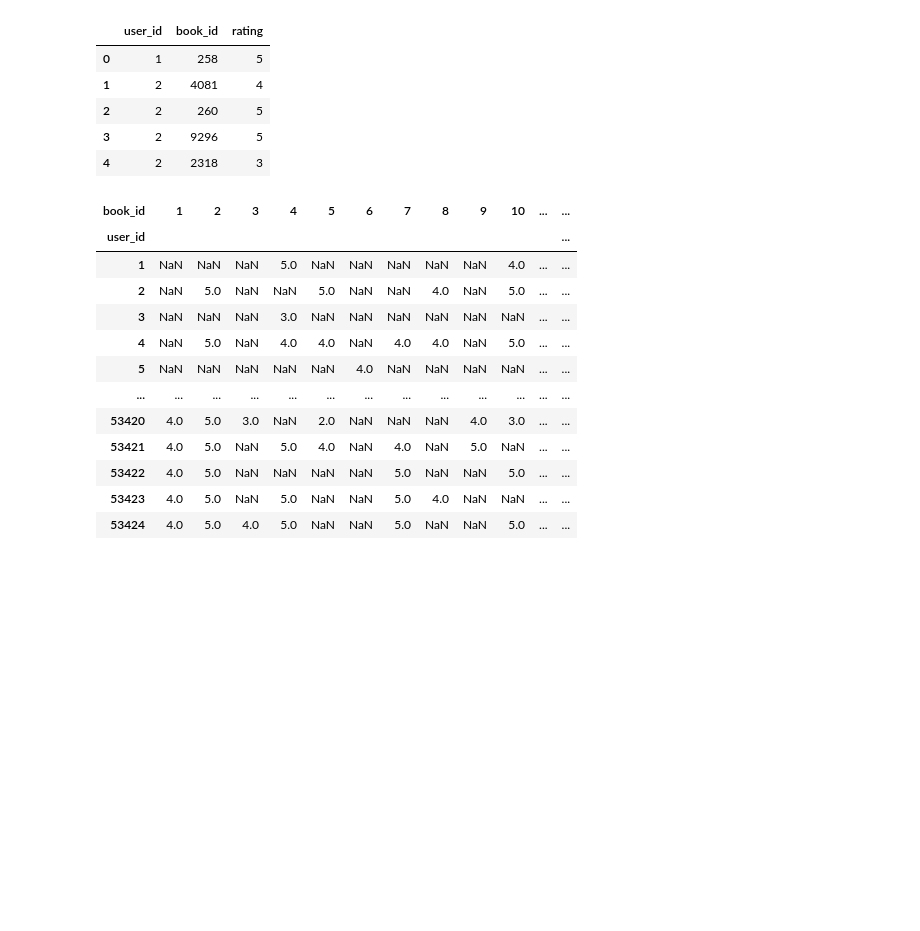
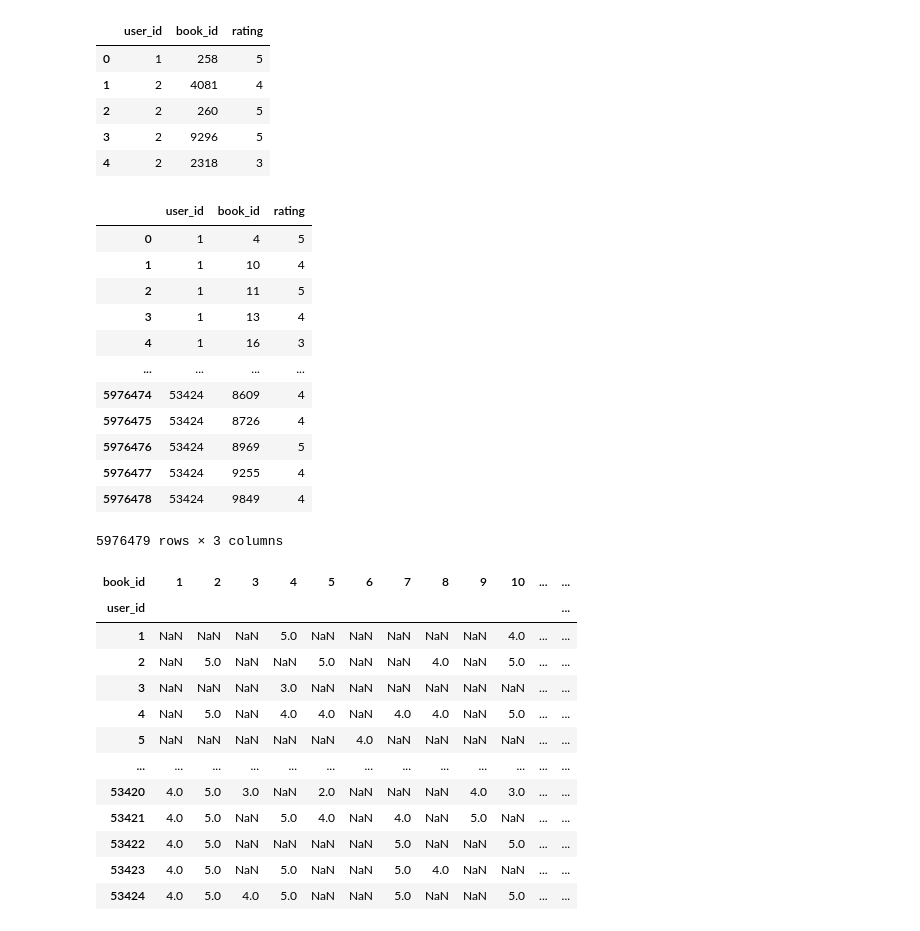
Before and after one commit to christofranz/book-recommendation-engine, a Jupyter notebook: collaborative_filtering.ipynb, the cells around one changed output. Saved outputs shown, nothing was run; the diff lists cells and outputs as text; code cells hidden in the pictures; blank space fills up the shorter version.

```diff
--- a/collaborative_filtering.ipynb
+++ b/collaborative_filtering.ipynb
@@ -15,6 +16,23 @@ ratings[:5]
 | 2 | 2 | 260 | 5 |
 | 3 | 2 | 9296 | 5 |
 | 4 | 2 | 2318 | 3 |
+# %%
+user_books_list = ratings.groupby(['user_id', 'book_id'])["rating"].max().reset_index()
+user_books_list
+# %% [output]
+|  | user_id | book_id | rating |
+| 0 | 1 | 4 | 5 |
+| 1 | 1 | 10 | 4 |
+| 2 | 1 | 11 | 5 |
+| 3 | 1 | 13 | 4 |
+| 4 | 1 | 16 | 3 |
+| ... | ... | ... | ... |
+| 5976474 | 53424 | 8609 | 4 |
+| 5976475 | 53424 | 8726 | 4 |
+| 5976476 | 53424 | 8969 | 5 |
+| 5976477 | 53424 | 9255 | 4 |
+| 5976478 | 53424 | 9849 | 4 |
+5976479 rows × 3 columns
 # %%
 # create a user item matrix
 user_book_matrix = ratings.groupby(['user_id', 'book_id'])["rating"].max().unstack()
```
Also changed, not shown: parts of 13 cells of this notebook.
